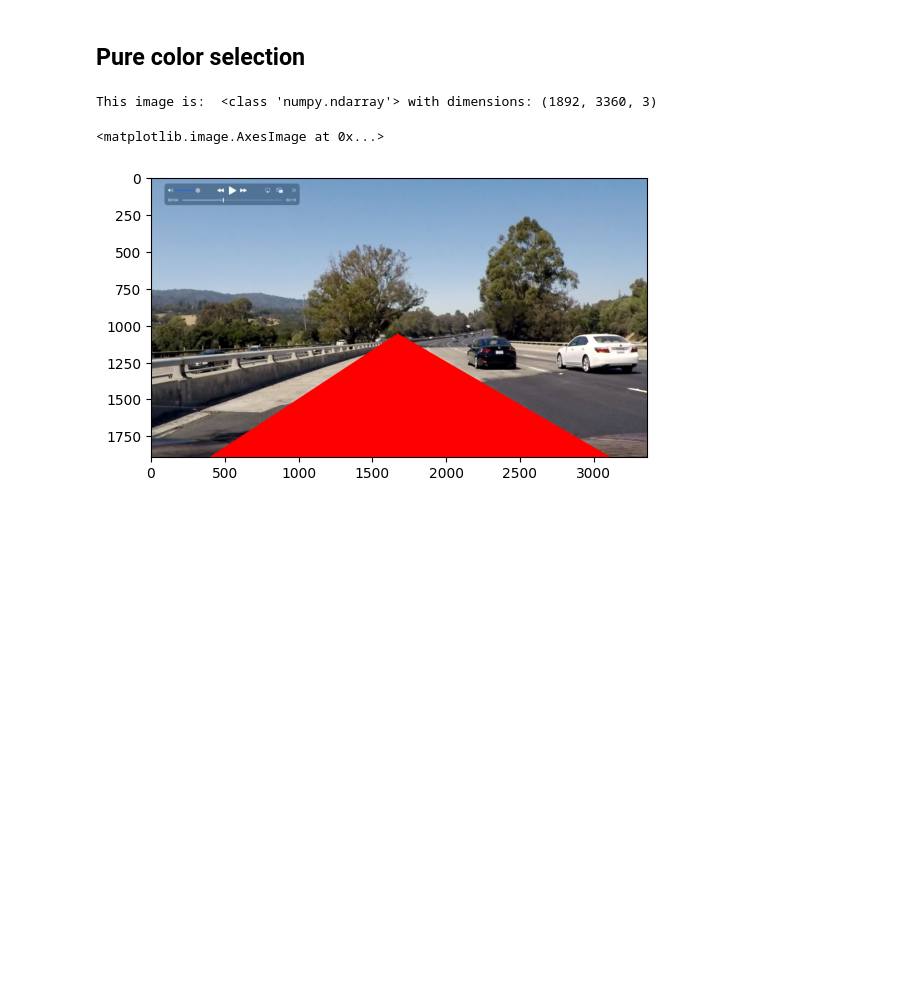
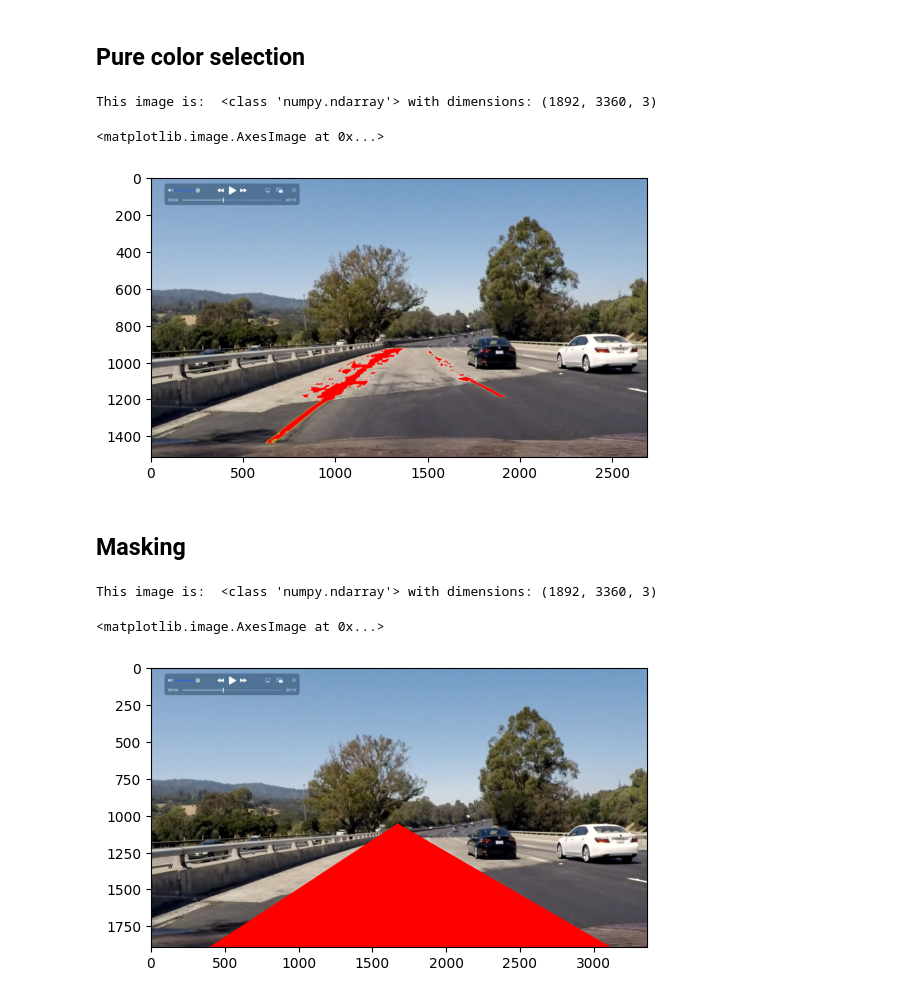
Before and after one commit to Jackiempty/Route_capturing, a Jupyter notebook: capturing.ipynb, the cells around one changed output. Drawn from its saved outputs; the diff is of its cells as text; code cells hidden in the pictures; blank space fills up the shorter version.

```diff
--- a/capturing.ipynb
+++ b/capturing.ipynb
@@ -1,5 +1,67 @@
 # %% [markdown]
 ## Pure color selection
+# %%
+import cv2
+import matplotlib.pyplot as plt
+import matplotlib.image as mpimg
+import numpy as np
+
+# Read in the image and print some stats
+image = mpimg.imread('test_images/challange.jpg')
+print('This image is: ', type(image),'with dimensions:', image.shape)
+image = cv2.resize(image, (0, 0), fx = 0.8, fy = 0.8)
+# Grab the x and y sizes and make two copies of the image
+# With one copy we'll extract only the pixels that meet our selection,
+# then we'll paint those pixels red in the original image to see our selection
+# overlaid on the original.
+ysize = image.shape[0]
+xsize = image.shape[1]
+color_select= np.copy(image)
+line_image = np.copy(image)
+
+# Define our color criteria
+blue_threshold = 0
+green_threshold = 150
+red_threshold = 210
+rgb_threshold = [red_threshold, green_threshold, blue_threshold]
+
+# Define a triangle region of interest (Note: if you run this code,
+# Keep in mind the origin (x=0, y=0) is in the upper left in image processing
+# you'll find these are not sensible values!!
+# But you'll get a chance to play with them soon in a quiz ;)
+left_bottom = [xsize*150/1915, ysize*1000/985]
+right_bottom = [xsize*1900/1915, ysize*1000/985]
+apex = [xsize*950/1915, ysize*550/985]
+
+fit_left = np.polyfit((left_bottom[0], apex[0]), (left_bottom[1], apex[1]), 1)
+fit_right = np.polyfit((right_bottom[0], apex[0]), (right_bottom[1], apex[1]), 1)
+fit_bottom = np.polyfit((left_bottom[0], right_bottom[0]), (left_bottom[1], right_bottom[1]), 1)
+
+# Mask pixels below the threshold
+color_thresholds = (image[:,:,0] < rgb_threshold[0]) | \
+                    (image[:,:,1] < rgb_threshold[1]) | \
+                    (image[:,:,2] < rgb_threshold[2])
+
+# Find the region inside the lines
+XX, YY = np.meshgrid(np.arange(0, xsize), np.arange(0, ysize))
+region_thresholds = (YY > (XX*fit_left[0] + fit_left[1])) & \
+                    (YY > (XX*fit_right[0] + fit_right[1])) & \
+                    (YY < (XX*fit_bottom[0] + fit_bottom[1]))
+
+# Mask color selection  (optional)
+color_select[color_thresholds] = [0,0,0]
+
+# Find where image is both colored right and in the region
+line_image[~color_thresholds & region_thresholds] = [255,0,0]
+
+# Display our two output images
+plt.imshow(line_image)
+# %% [output]
+This image is:  <class 'numpy.ndarray'> with dimensions: (1892, 3360, 3)
+<matplotlib.image.AxesImage at 0x...>
+[figure, added]
+# %% [markdown]
+## Masking
 # %%
 import matplotlib.pyplot as plt
 import matplotlib.image as mpimg
```
Also changed, not shown: parts of 1 cell of this notebook, 1 other file.
